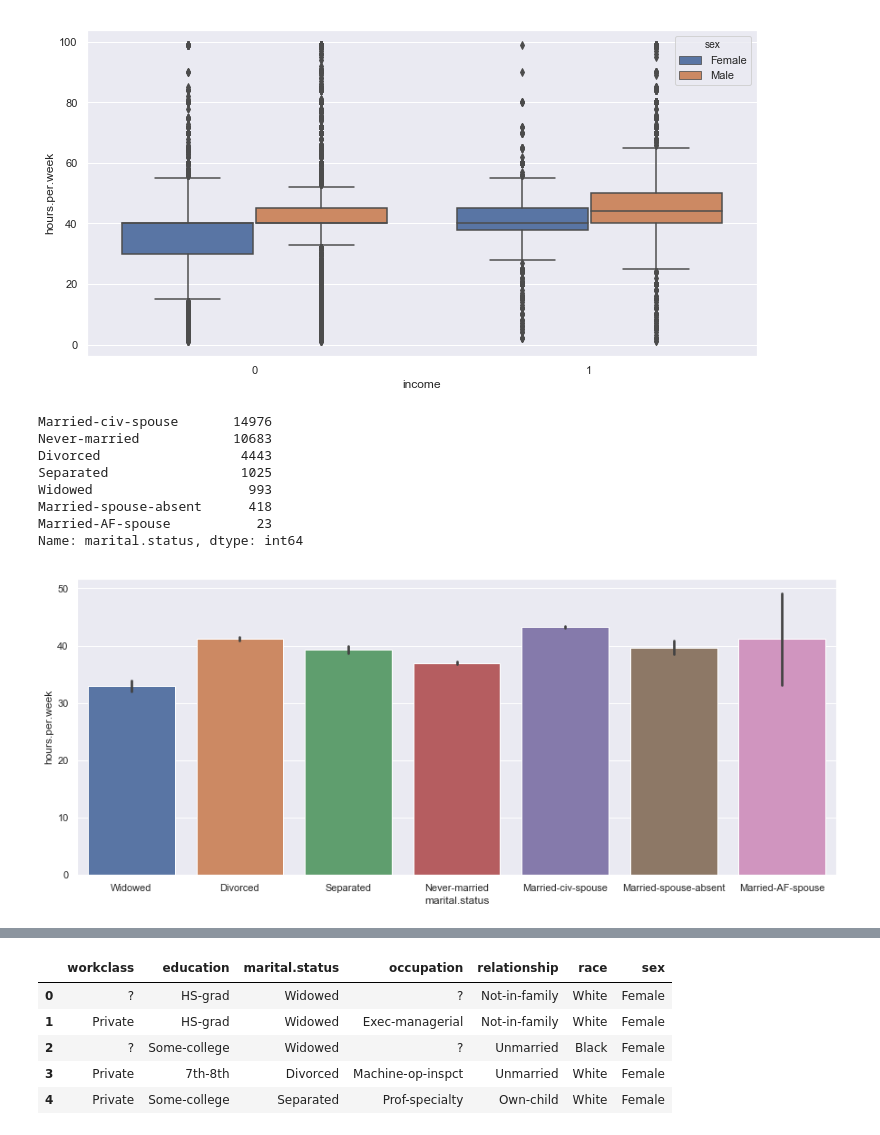
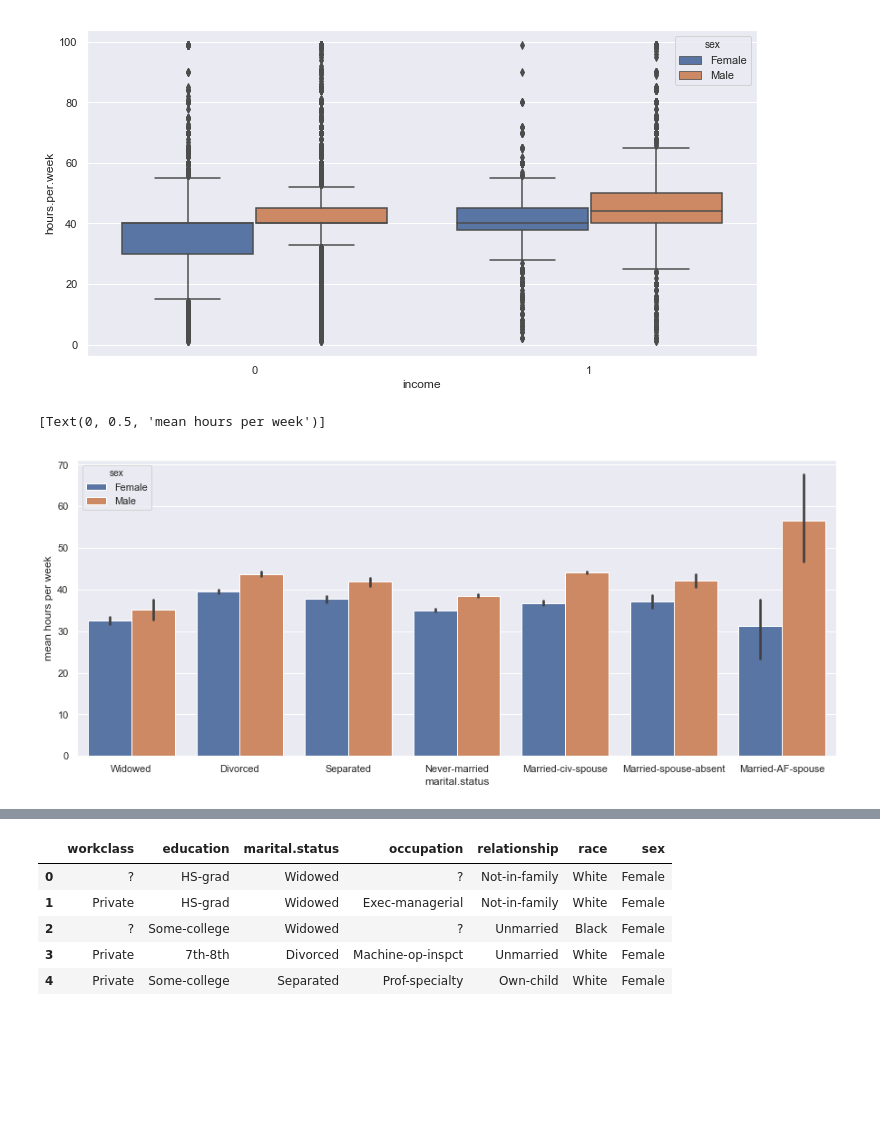
Before and after one commit to dsanyal/Kaggle, a Jupyter notebook: model_kaggle.ipynb, the cells around one changed output, grey strips where cells are left out. Drawn from its saved outputs; the diff is of its cells as text; code cells hidden in the pictures; blank space fills up the shorter version.

```diff
--- a/model_kaggle.ipynb
+++ b/model_kaggle.ipynb
@@ -180,14 +172,8 @@ sns.boxplot(x='income',y ='hours.per.week', hue='sex',data=data)
 [figure]
 # %%
 plt.figure(figsize=(15,6))
-sns.barplot(x='marital.status',y='hours.per.week',data=data)#,hue='sex')
+ax = sns.barplot(x='marital.status',y='hours.per.week',data=data,hue='sex')
+ax.set(ylabel='mean hours per week')
 # %% [output]
-Married-civ-spouse       14976
-Never-married            10683
-Divorced                  4443
-Separated                 1025
-Widowed                    993
-Married-spouse-absent      418
-Married-AF-spouse           23
-Name: marital.status, dtype: int64
+[Text(0, 0.5, 'mean hours per week')]
-[figure, old version]
+[figure, new version]
```
Also changed, not shown: parts of 51 cells of this notebook, 1 other file.
